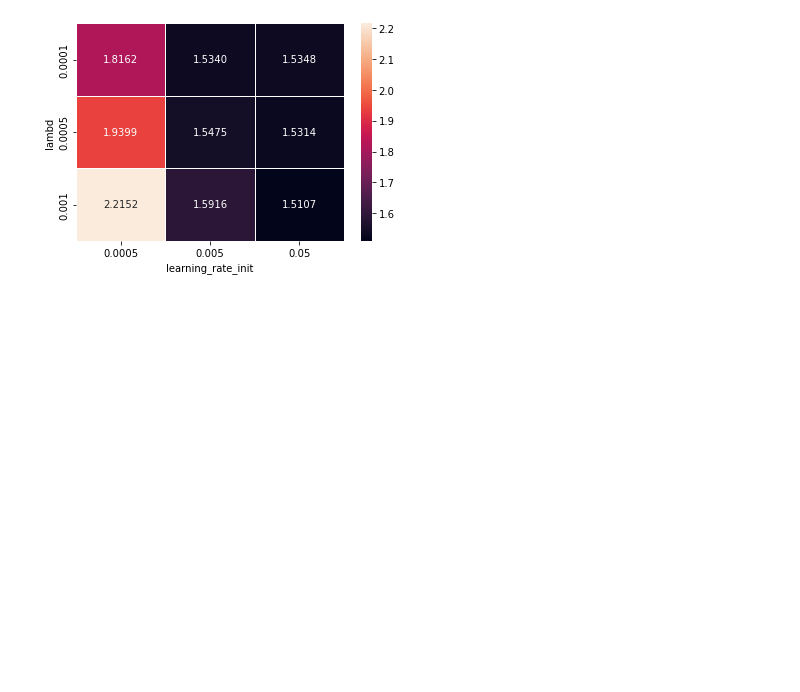
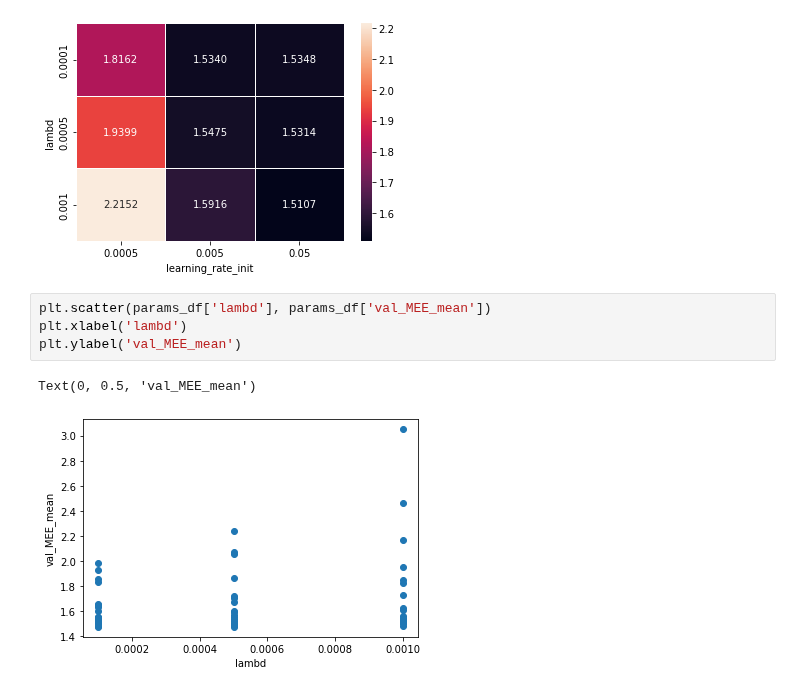
Before and after one commit to lorenzoleuzzi1/ml-project, a Jupyter notebook: gs2_params_exploring.ipynb, the cells around one changed output. Saved outputs shown, nothing was run; the diff lists cells and outputs as text; blank space fills up the shorter version.

Commit message:
gs2 plots

```diff
--- a/gs2_params_exploring.ipynb
+++ b/gs2_params_exploring.ipynb
@@ -201,3 +211,10 @@ sns.heatmap(pvt_k, annot=True, fmt=".4f", linewidths=.5)
 # %% [output]
 <AxesSubplot:xlabel='learning_rate_init', ylabel='lambd'>
 [figure]
+# %%
+plt.scatter(params_df['lambd'], params_df['val_MEE_mean'])
+plt.xlabel('lambd')
+plt.ylabel('val_MEE_mean')
+# %% [output]
+Text(0, 0.5, 'val_MEE_mean')
+[figure, added]
```
Also changed, not shown: parts of 16 cells of this notebook.
